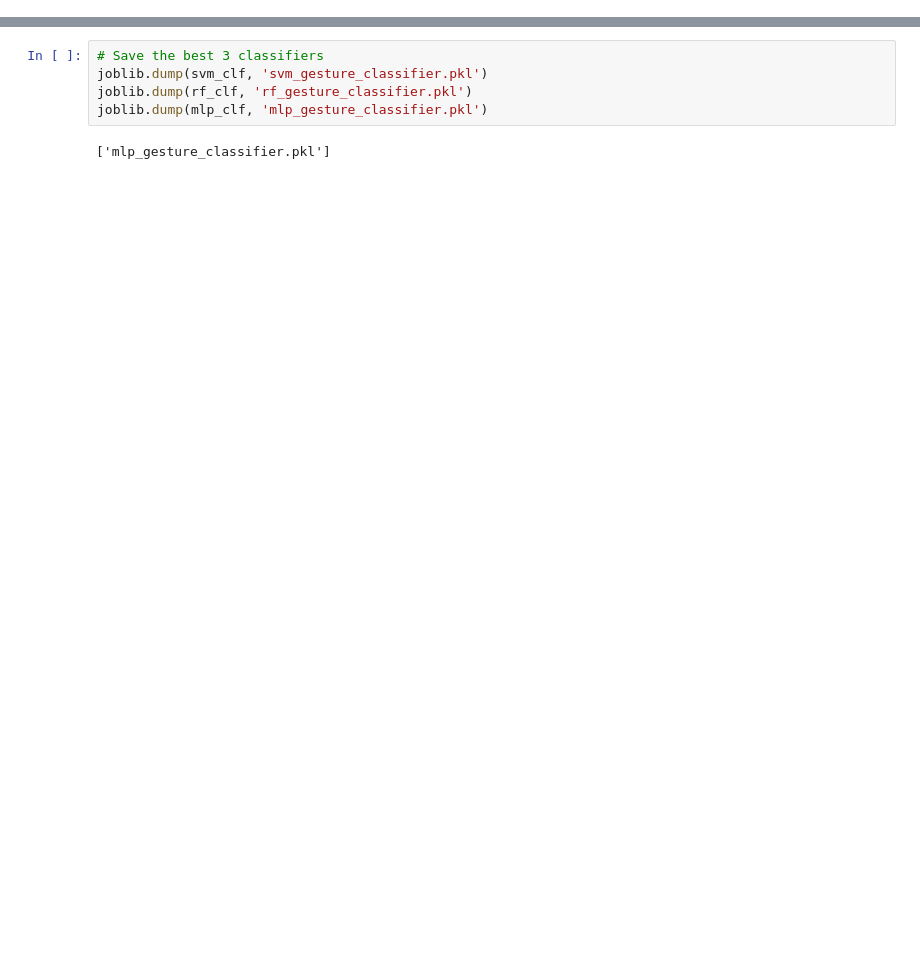
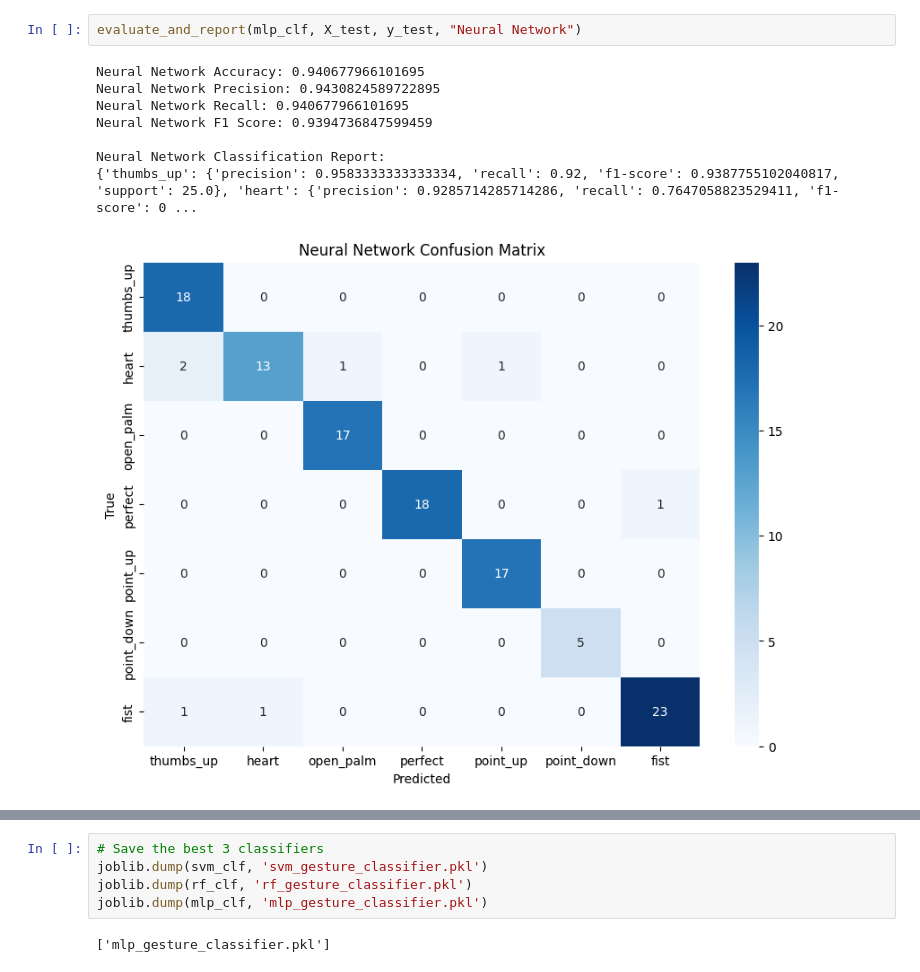
Before and after one commit to TThuraya/Hand_gesture_Recognition, a Jupyter notebook: train.ipynb, the cells around one changed output, grey strips where cells are left out. Saved outputs shown, nothing was run; the diff lists cells and outputs as text; blank space fills up the shorter version.

```diff
--- a/train.ipynb
+++ b/train.ipynb
@@ -123,0 +104,11 @@ Random Forest F1 Score: 0.9708866155157715
+# %%
+evaluate_and_report(mlp_clf, X_test, y_test, "Neural Network")
+# %% [output]
+Neural Network Accuracy: 0.940677966101695
+Neural Network Precision: 0.9430824589722895
+Neural Network Recall: 0.940677966101695
+Neural Network F1 Score: 0.9394736847599459
+
+Neural Network Classification Report:
+{'thumbs_up': {'precision': 0.9583333333333334, 'recall': 0.92, 'f1-score': 0.9387755102040817, 'support': 25.0}, 'heart': {'precision': 0.9285714285714286, 'recall': 0.7647058823529411, 'f1-score': 0 ...
+[figure, added]
```
Also changed, not shown: parts of 5 cells of this notebook, 3 other files.
